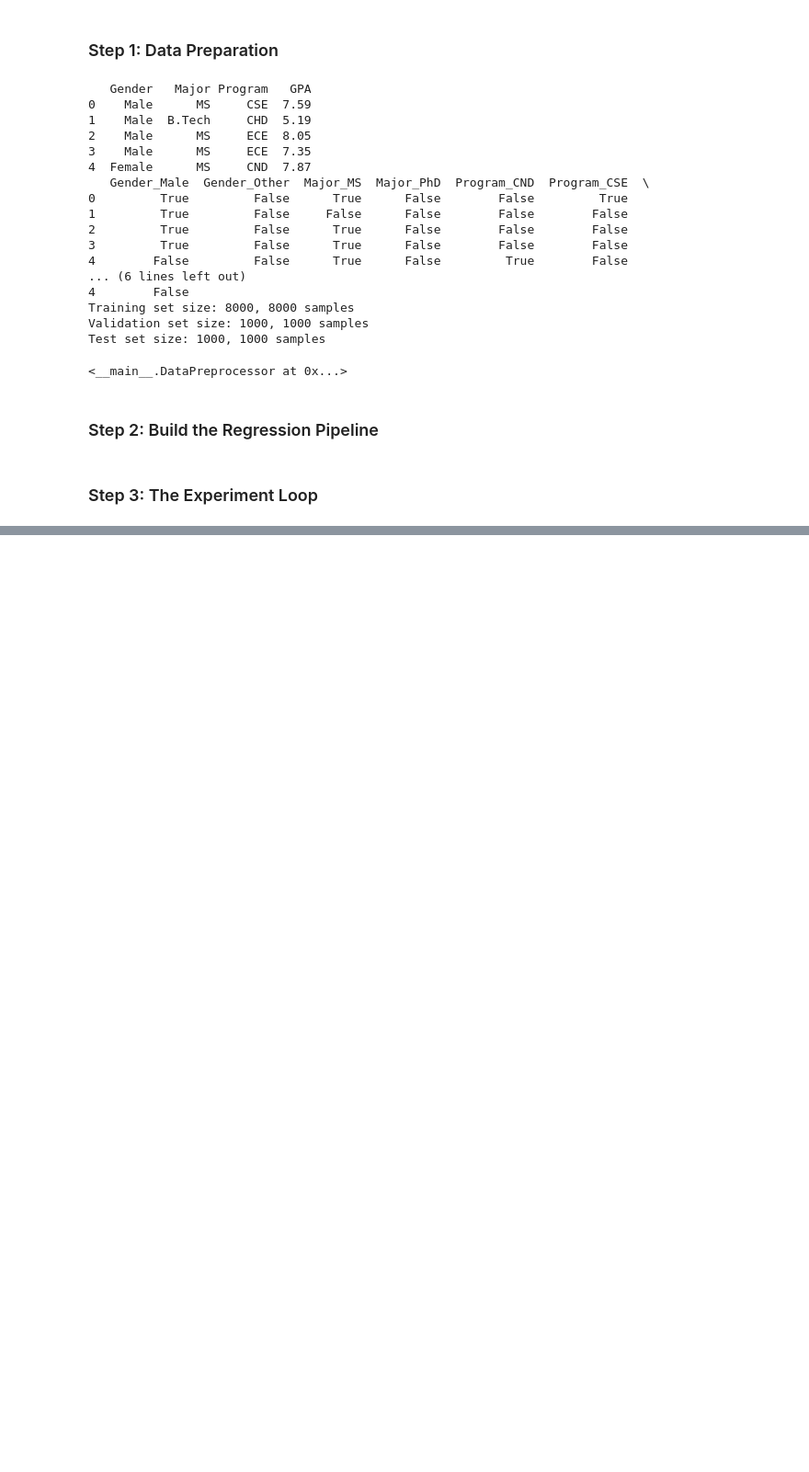
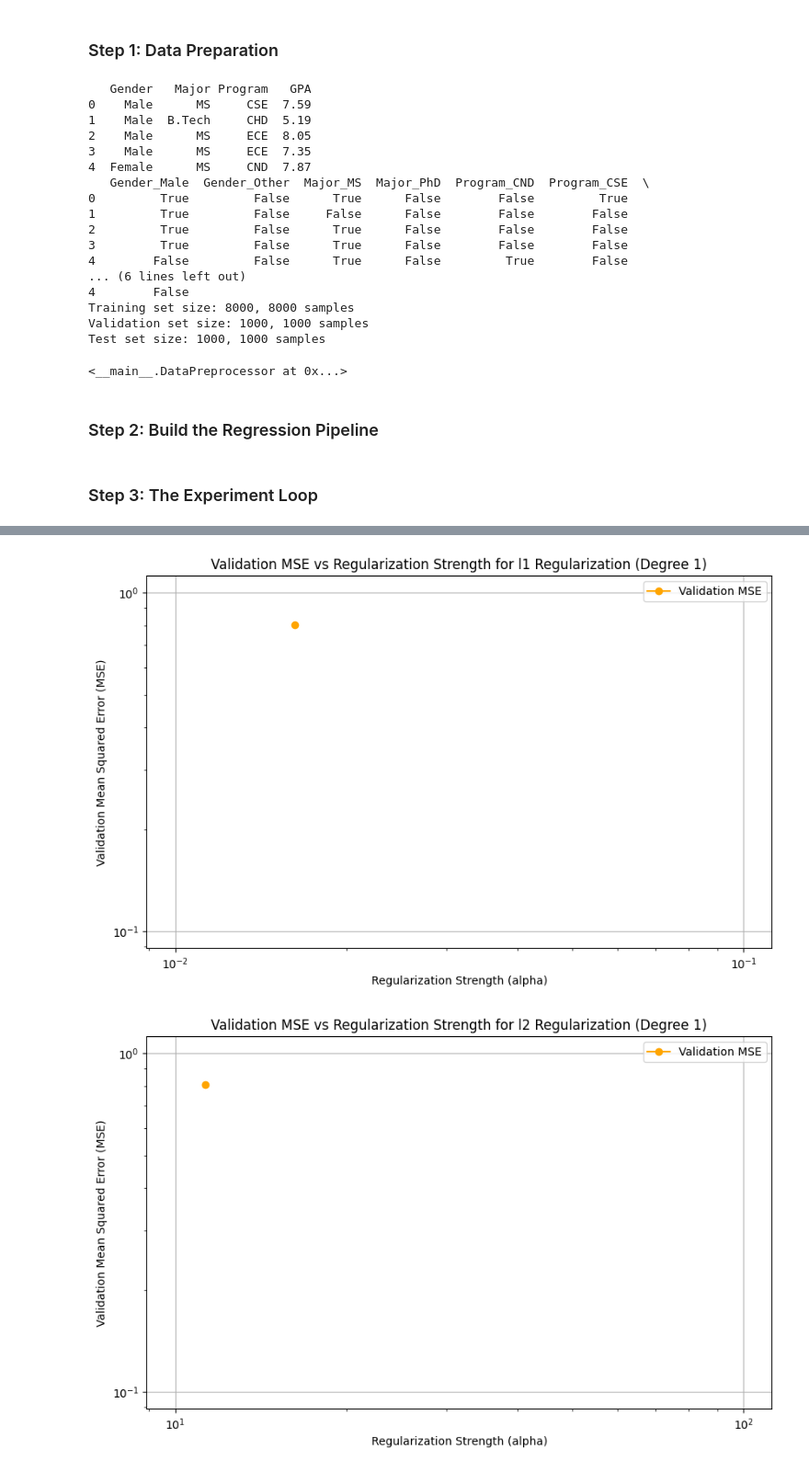
Before and after one commit to likhitbhogadi/smai-a2, a Jupyter notebook: a1_q3/a1_q3.ipynb, the cells around one changed output, grey strips where cells are left out. Shown at 92% size. Cells and saved outputs as stored; diff of their text form; code cells hidden in the pictures; blank space fills up the shorter version.

```diff
--- a/a1_q3/a1_q3.ipynb
+++ b/a1_q3/a1_q3.ipynb
@@ -274,0 +392,37 @@ def run_poly_regression(X_train, y_train, X_val, y_val, X_test, y_test):
+# %%
+# plot regularization strength (log scale) vs val MSE for best degree
+
+def plot_strength_vs_val_mse(results):
+    """
+    Plots Regularization Strength vs Validation MSE for the best polynomial degree for each regularization type.
+    Parameters:
+    - results: List of dictionaries containing results for each configuration.
+    """
+    # Convert results to DataFrame for easier plotting
+    results_df = pd.DataFrame(results)
+    for regularizer in ['l1', 'l2']:
+        subset = results_df[results_df['regularizer'] == regularizer]
+
+        # Find the degree with the lowest validation MSE
+        best_degree = subset.loc[subset['val_mse'].idxmin()]['degree']
+        best_subset = subset[subset['degree'] == best_degree]
+
+        plt.figure(figsize=(10, 6))
+        plt.plot(best_subset['best_strength'], best_subset['val_mse'], marker='o', label='Validation MSE', color='orange')
+
+        plt.xscale('log')  # Log scale for regularization strength
+        plt.yscale('log')  # Log scale for MSE
+        plt.xlabel('Regularization Strength (alpha)')
+        plt.ylabel('Validation Mean Squared Error (MSE)')
+        plt.title(f'Validation MSE vs Regularization Strength for {regularizer} Regularization (Degree {best_degree})')
+        plt.legend()
+        plt.grid(True)
+        plt.show()
+# Plot the strength vs val MSE results
+plot_strength_vs_val_mse(results)
+# Print the strength vs val MSE results in a tabular format for clarity
+results_df = pd.DataFrame(results)
+print(results_df)
+# %% [output]
+[figure, added]
+[figure, added]
```
Also changed, not shown: parts of 6 cells of this notebook.
